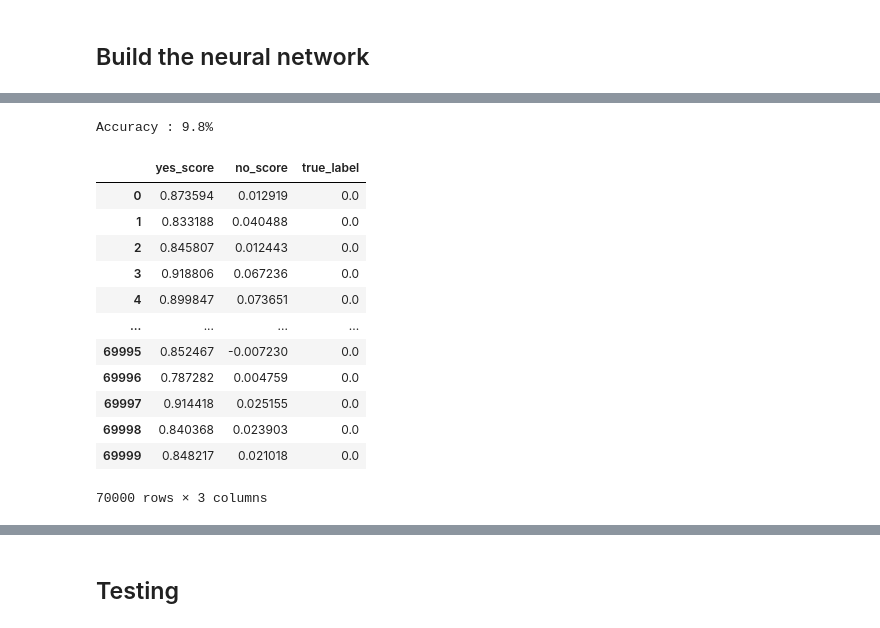
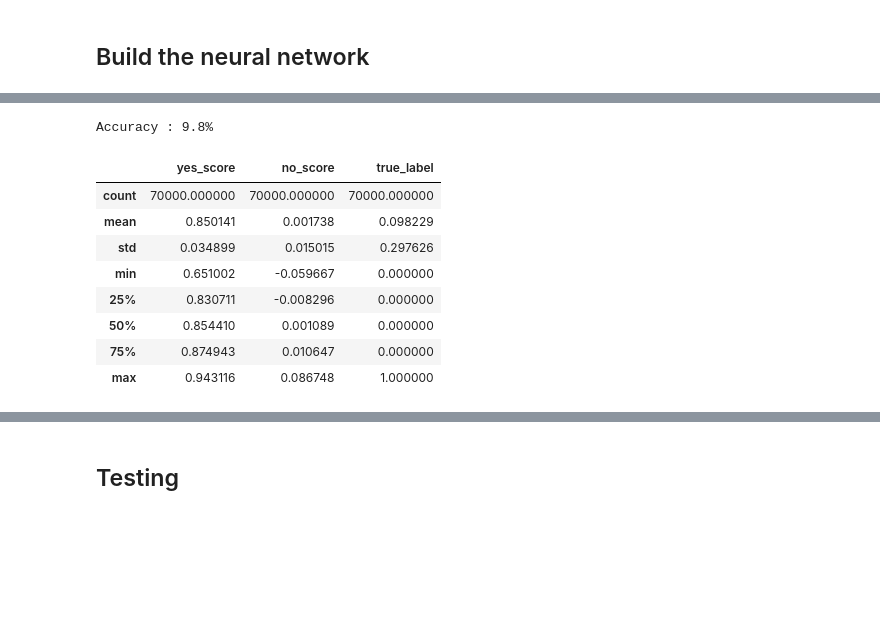
Before and after one commit to nmnsharma007/SimplifiedObjectDetection, a Jupyter notebook: version2/classification_inverted_and_extra.ipynb, the cells around one changed output, grey strips where cells are left out. Drawn from its saved outputs; the diff is of its cells as text; code cells hidden in the pictures; blank space fills up the shorter version.

```diff
--- a/version2/classification_inverted_and_extra.ipynb
+++ b/version2/classification_inverted_and_extra.ipynb
@@ -211,46 +195,42 @@ def test(dataloader,model):
   size = len(dataloader.dataset)
   model.eval()
   correct = 0
   with torch.no_grad():
     for images,scores in dataloader:
       output = model(images)
       # print(output)
       correct += (output.argmax(1) == scores.argmax(1)).type(torch.float).sum().item()
   correct /= size
   print(f"Accuracy : {(100*correct):>0.1f}%")
 
 test(test_loader,model)
 data = np.empty((0,3),dtype=np.float32)
 
 with torch.no_grad():
     for images,scores in test_loader:
       output = model(images)
       output = output.numpy()
       scores = scores.numpy()
       for i in range(len(output)):
         yes_score = output[i][0]
         no_score = output[i][1]
         true_label =  1 if np.argmax(scores[i]) == 0 else 0
         # if true_label == 1:
         data = np.vstack((data,[[yes_score,no_score,true_label]]))
 df = pd.DataFrame(data)
 df.columns = ['yes_score','no_score','true_label']
-df
+df.describe()
 # %% [output]
 Accuracy : 9.8%
 |  | yes_score | no_score | true_label |
-| 0 | 0.873594 | 0.012919 | 0.0 |
-| 1 | 0.833188 | 0.040488 | 0.0 |
-| 2 | 0.845807 | 0.012443 | 0.0 |
-| 3 | 0.918806 | 0.067236 | 0.0 |
-| 4 | 0.899847 | 0.073651 | 0.0 |
-| ... | ... | ... | ... |
-| 69995 | 0.852467 | -0.007230 | 0.0 |
-| 69996 | 0.787282 | 0.004759 | 0.0 |
-| 69997 | 0.914418 | 0.025155 | 0.0 |
-| 69998 | 0.840368 | 0.023903 | 0.0 |
-| 69999 | 0.848217 | 0.021018 | 0.0 |
+| count | 70000.000000 | 70000.000000 | 70000.000000 |
+| mean | 0.850141 | 0.001738 | 0.098229 |
+| std | 0.034899 | 0.015015 | 0.297626 |
+| min | 0.651002 | -0.059667 | 0.000000 |
+| 25% | 0.830711 | -0.008296 | 0.000000 |
+| 50% | 0.854410 | 0.001089 | 0.000000 |
+| 75% | 0.874943 | 0.010647 | 0.000000 |
+| max | 0.943116 | 0.086748 | 1.000000 |
-70000 rows × 3 columns
 # %%
 print(df.describe())
 sns.FacetGrid(df,hue="true_label",height=7).map(plt.scatter,"yes_score","no_score").add_legend()
```
Also changed, not shown: parts of 6 cells of this notebook.
